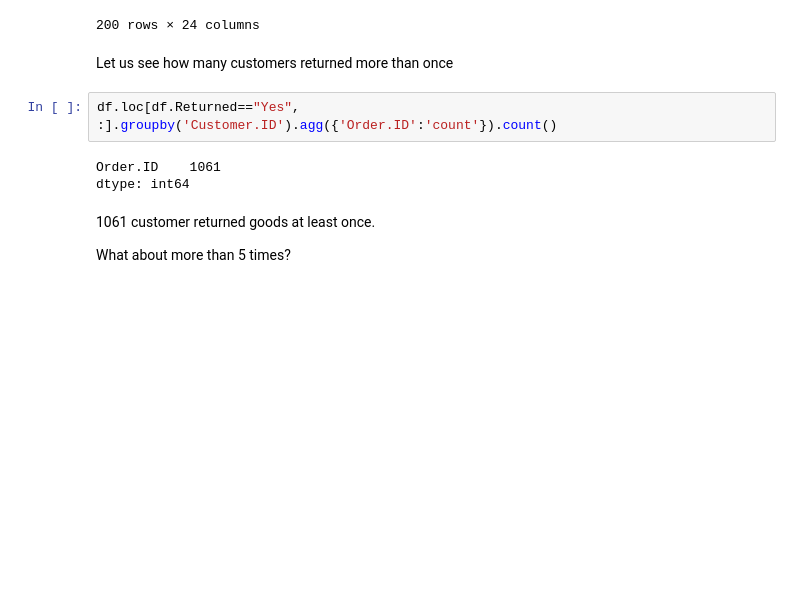
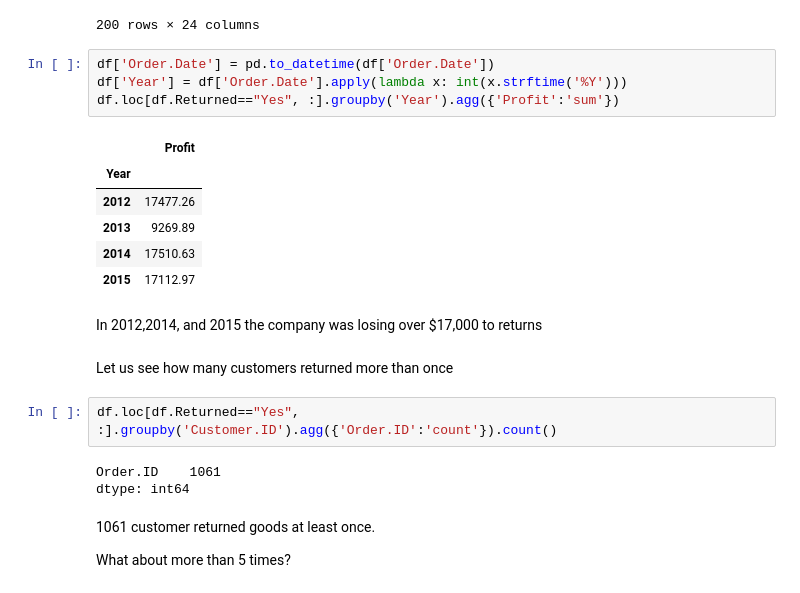
Before and after one commit to taipeifx/ML_Lab, a Jupyter notebook: MikeStukalo/PartOne.ipynb, the cells around one changed output. Drawn from its saved outputs; the diff is of its cells as text; blank space fills up the shorter version.

```diff
--- a/MikeStukalo/PartOne.ipynb
+++ b/MikeStukalo/PartOne.ipynb
@@ -376,6 +376,19 @@ df.head(200)
 | 198 | IN-2012-DR129407-41066 | 6/6/12 | 6/10/12 | Second Class | DR-129407 | Daniel Raglin | Home Office | NaN | Townsville | ... |
 | 199 | ES-2012-NB1865548-41194 | 10/12/12 | 10/12/12 | Same Day | NB-1865548 | Nona Balk | Corporate | NaN | Hamburg | ... |
 200 rows × 24 columns
+# %%
+df['Order.Date'] = pd.to_datetime(df['Order.Date'])
+df['Year'] = df['Order.Date'].apply(lambda x: int(x.strftime('%Y')))
+df.loc[df.Returned=="Yes", :].groupby('Year').agg({'Profit':'sum'})
+# %% [output]
+|  | Profit |
+| Year |  |
+| 2012 | 17477.26 |
+| 2013 | 9269.89 |
+| 2014 | 17510.63 |
+| 2015 | 17112.97 |
+# %% [markdown]
+In 2012,2014, and 2015 the company was losing over $17,000 to returns
 # %% [markdown]
 Let us see how many customers returned more than once
 # %%
```
Also changed, not shown: parts of 5 cells of this notebook, 2 other files.
